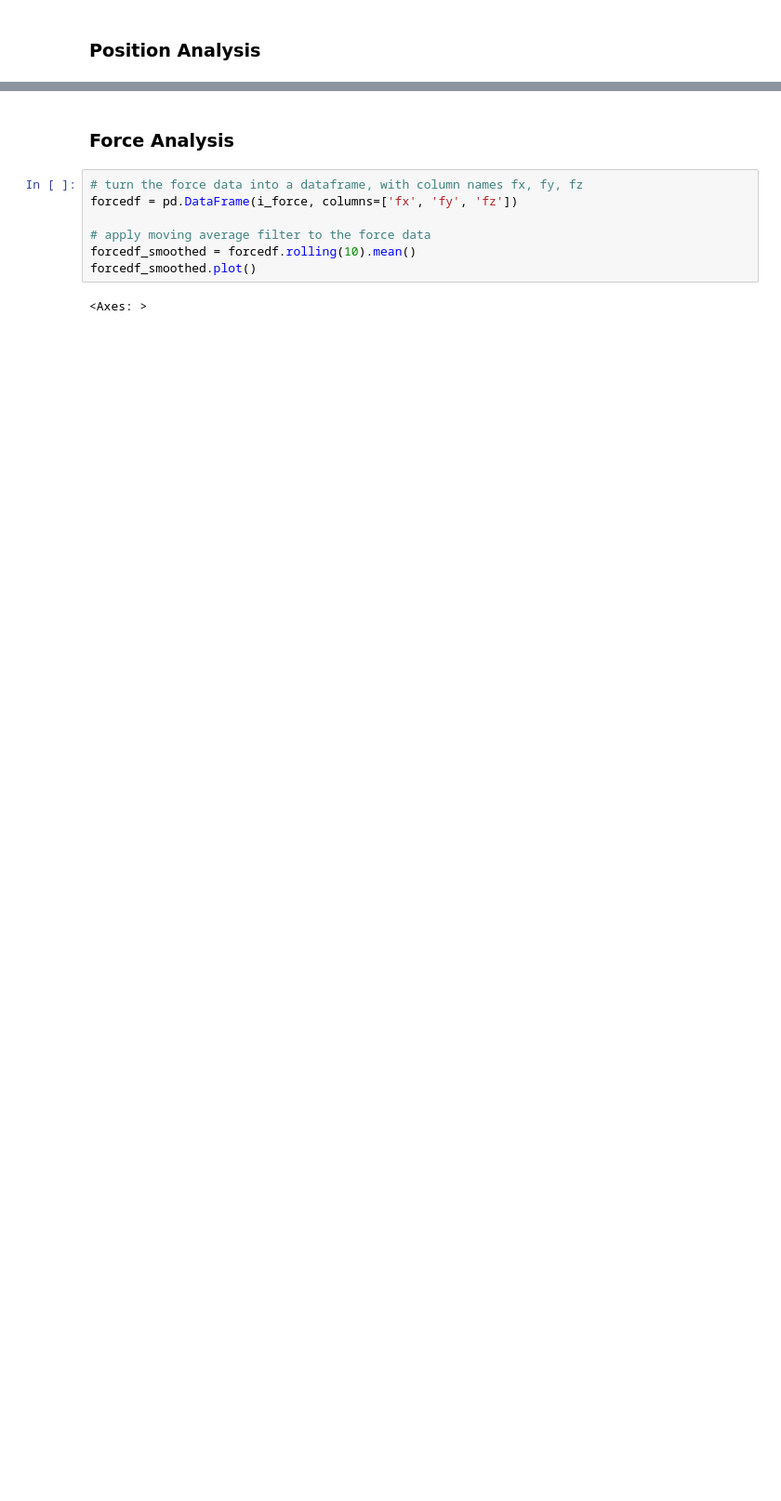
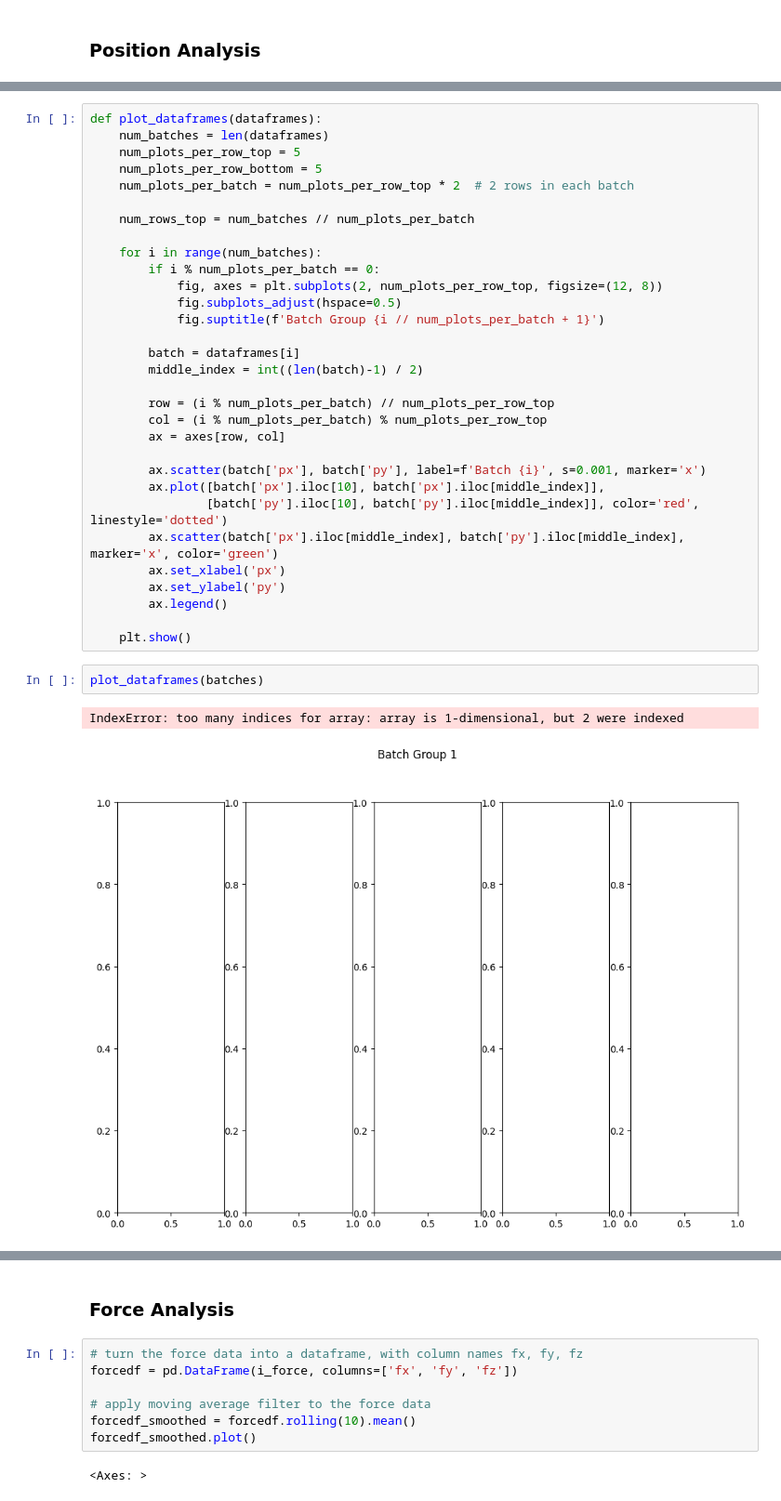
Before and after one commit to sdoif/ur5e_interactions, a Jupyter notebook: src/interactions/data/processing/visualize.ipynb, the cells around one changed output, grey strips where cells are left out. Shown at 93% size. Drawn from its saved outputs; the diff is of its cells as text; blank space fills up the shorter version.

```diff
--- a/src/interactions/data/processing/visualize.ipynb
+++ b/src/interactions/data/processing/visualize.ipynb
@@ -90,0 +201,36 @@ plt.show()
+# %%
+def plot_dataframes(dataframes):
+    num_batches = len(dataframes)
+    num_plots_per_row_top = 5
+    num_plots_per_row_bottom = 5
+    num_plots_per_batch = num_plots_per_row_top * 2  # 2 rows in each batch
+
+    num_rows_top = num_batches // num_plots_per_batch
+
+    for i in range(num_batches):
+        if i % num_plots_per_batch == 0:
+            fig, axes = plt.subplots(2, num_plots_per_row_top, figsize=(12, 8))
+            fig.subplots_adjust(hspace=0.5)
+            fig.suptitle(f'Batch Group {i // num_plots_per_batch + 1}')
+
+        batch = dataframes[i]
+        middle_index = int((len(batch)-1) / 2)
+
+        row = (i % num_plots_per_batch) // num_plots_per_row_top
+        col = (i % num_plots_per_batch) % num_plots_per_row_top
+        ax = axes[row, col]
+
+        ax.scatter(batch['px'], batch['py'], label=f'Batch {i}', s=0.001, marker='x')
+        ax.plot([batch['px'].iloc[10], batch['px'].iloc[middle_index]],
+                [batch['py'].iloc[10], batch['py'].iloc[middle_index]], color='red', linestyle='dotted')
+        ax.scatter(batch['px'].iloc[middle_index], batch['py'].iloc[middle_index], marker='x', color='green')
+        ax.set_xlabel('px')
+        ax.set_ylabel('py')
+        ax.legend()
+
+    plt.show()
+# %%
+plot_dataframes(batches)
+# %% [output]
+IndexError: too many indices for array: array is 1-dimensional, but 2 were indexed
+[figure, added]
```
Also changed, not shown: parts of 10 cells of this notebook, 1 other file.
